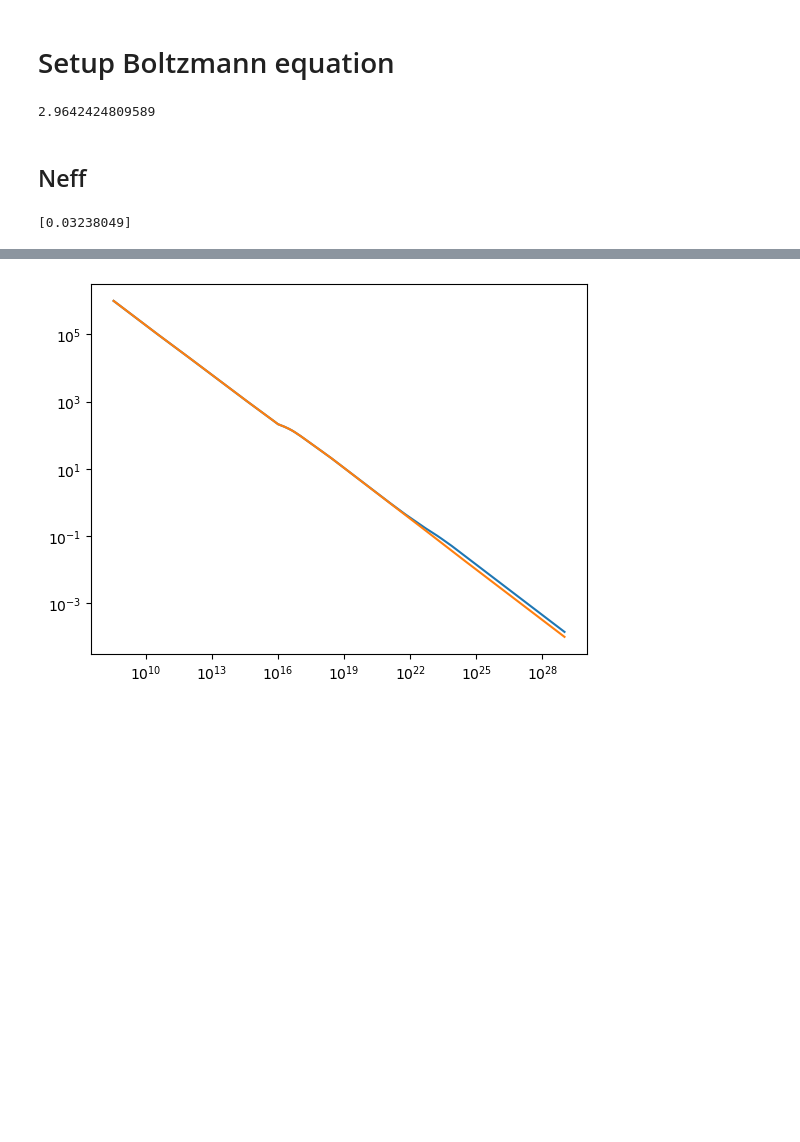
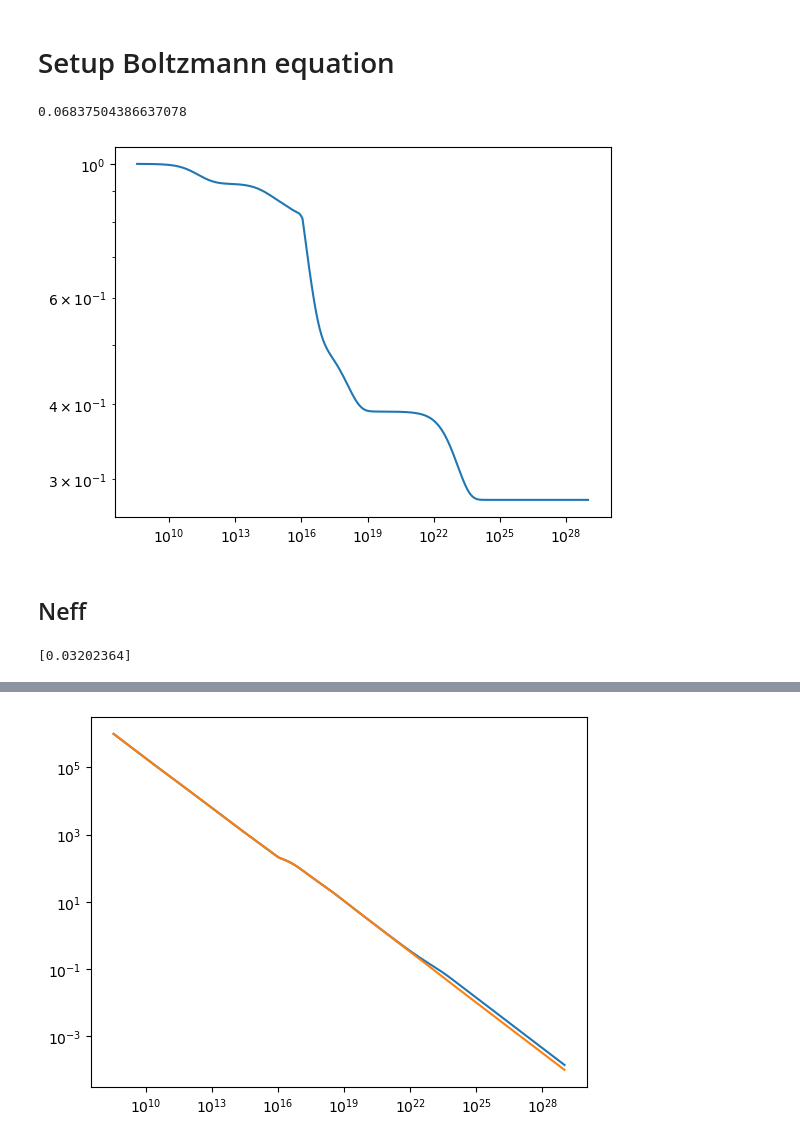
Before and after one commit to Duncan-Adams/mcp_boltzmann, a Jupyter notebook: notebooks/mcp_boltzmann_solver.ipynb, the cells around one changed output, grey strips where cells are left out. Cells and saved outputs as stored; diff of their text form; code cells hidden in the pictures; blank space fills up the shorter version.

```diff
--- a/notebooks/mcp_boltzmann_solver.ipynb
+++ b/notebooks/mcp_boltzmann_solver.ipynb
@@ -73,7 +73,10 @@ def CF_scatt_sm_ds(T_sm, T_ds, Q):
 # %%
 from mcp_boltzmann import plasma as plas
 def CF_plas(T_sm, T_ds, Q):
-    return plas.C_plasmon(T_sm, T_ds, m_mcp, Q)
+    T_EW = 160*GeV
+    pdecay = np.heaviside(T_EW - T_sm, 0)*plas.C_plasmon(T_sm, T_ds, m_mcp, Q)
+    bdecay = np.heaviside(T_sm - T_EW, 1)*plas.C_B_decay(T_sm, T_ds, m_mcp, Q)
+    return pdecay + bdecay
 # %% [markdown]
 ### Z decay
 # %%
@@ -95,7 +98,13 @@ T_DS_0 =  1e-4*T_gamma_0
 sol_sm = Boltz.solve_boltzmann_eq_SM(T_gamma_0, T_nu_0)
 Boltz.N_eff_SM(sol_sm.y[0][-1], sol_sm.y[1][-1])
 # %% [output]
-2.9642424809589
+0.06837504386637078
+# %%
+plt.plot(sol_sm.t, sol_sm.y[1]/sol_sm.y[0])
+plt.xscale('log')
+plt.yscale('log')
+# %% [output]
+[figure, added]
 # %%
 sol_bsm = Boltz.solve_boltzmann_eq(T_gamma_0, T_nu_0, T_DS_0, Q)
 
@@ -112,7 +121,7 @@ def Delta_Neff_lazy(T_gam, T_ds, m_mcp):
 # %%
 print(Delta_Neff_lazy(T_gam_final, T_ds_final, m_mcp))
 # %% [output]
-[0.03238049]
+[0.03202364]
 # %%
 N_eff_bsm = Boltz.N_eff(sol_bsm.y[0][-1], sol_bsm.y[1][-1], sol_bsm.y[2][-1])
 N_eff_sm = Boltz.N_eff_SM(sol_sm.y[0][-1], sol_sm.y[1][-1])
```
Also changed, not shown: parts of 4 cells of this notebook, 11 other files.
